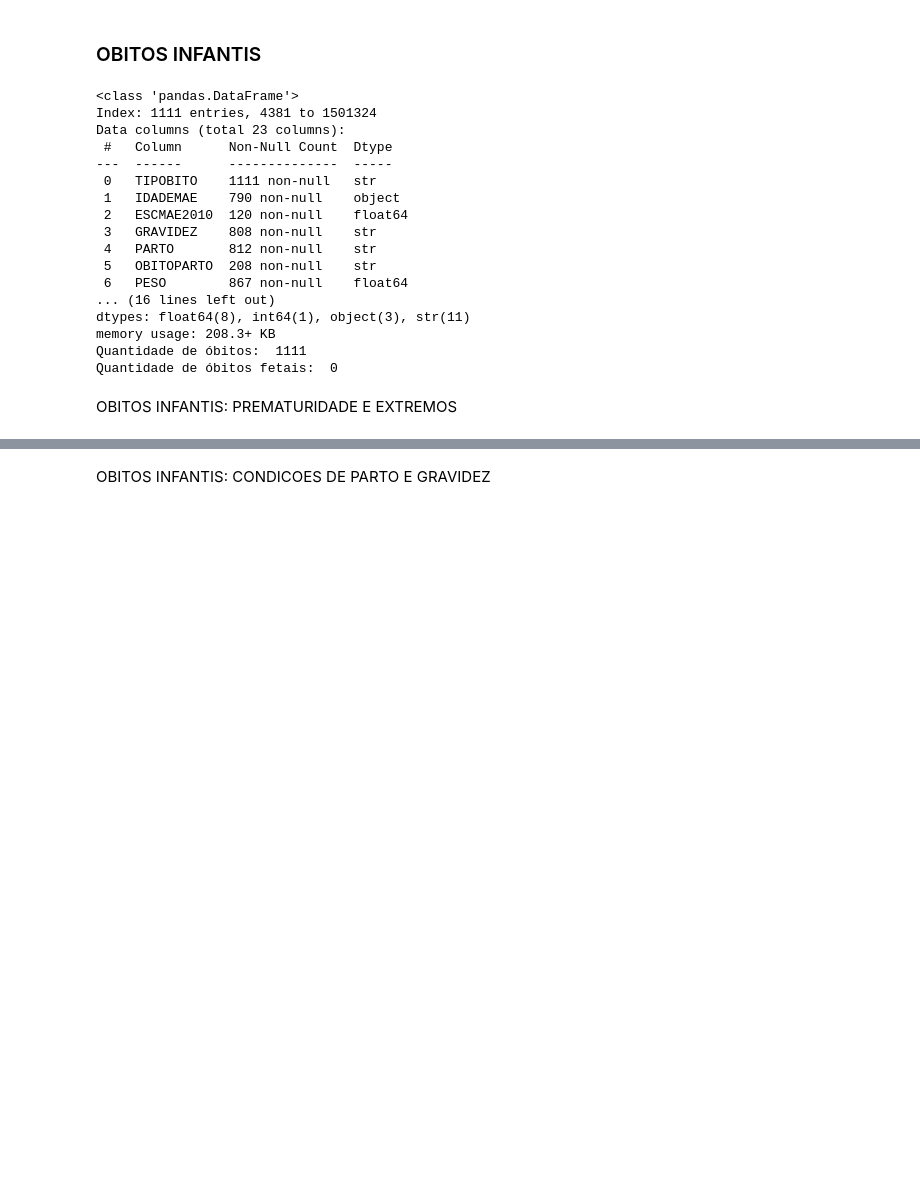
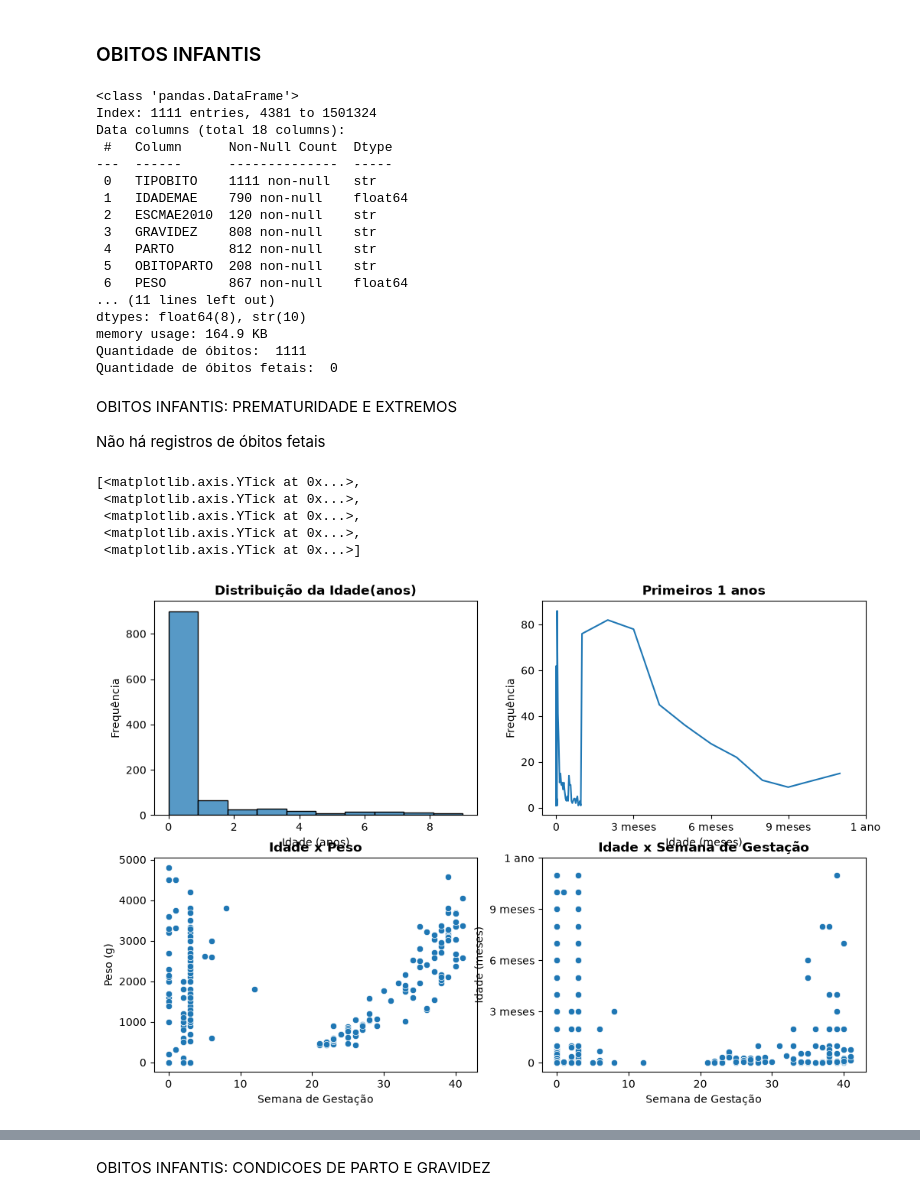
Before and after one commit to ManuelEtiene/PyAnalytics_revision, a Jupyter notebook: notebooks/Sprint_1_saude_materna_infantil/saude_materna_infantil.ipynb, the cells around one changed output, grey strips where cells are left out. Cells and saved outputs as stored; diff of their text form; code cells hidden in the pictures; blank space fills up the shorter version.

```diff
--- a/notebooks/Sprint_1_saude_materna_infantil/saude_materna_infantil.ipynb
+++ b/notebooks/Sprint_1_saude_materna_infantil/saude_materna_infantil.ipynb
@@ -157,28 +192,72 @@ if "PESO" in df.columns:
 # %% [markdown]
 ### OBITOS INFANTIS
 # %%
-df_infantil = df[df['IDADE_ANOS'] < 10]
+columns = ['TIPOBITO', 'IDADEMAE', 'ESCMAE2010', 'GRAVIDEZ', 'PARTO', 'OBITOPARTO','PESO','IDADE','OCUPMAE',
+           'LOCOCOR','ASSISTMED','GESTACAO','SEXO','CAUSABAS', 'SEMAGESTAC', 'TPMORTEOCO',
+    'MORTEPARTO', 'IDADE_ANOS'
+]
+
+df_infantil = df[df['IDADE_ANOS'] < 10][columns]
 df_infantil.info()
 print("Quantidade de óbitos: ", len(df_infantil))
 print("Quantidade de óbitos fetais: ", len(df[df['TIPOBITO'] == 1]))
 # %% [output]
 <class 'pandas.DataFrame'>
 Index: 1111 entries, 4381 to 1501324
-Data columns (total 23 columns):
+Data columns (total 18 columns):
  #   Column      Non-Null Count  Dtype
 ---  ------      --------------  -----
  0   TIPOBITO    1111 non-null   str
- 1   IDADEMAE    790 non-null    object
- 2   ESCMAE2010  120 non-null    float64
+ 1   IDADEMAE    790 non-null    float64
+ 2   ESCMAE2010  120 non-null    str
  3   GRAVIDEZ    808 non-null    str
  4   PARTO       812 non-null    str
  5   OBITOPARTO  208 non-null    str
  6   PESO        867 non-null    float64
-... (16 lines left out)
-dtypes: float64(8), int64(1), object(3), str(11)
-memory usage: 208.3+ KB
+... (11 lines left out)
+dtypes: float64(8), str(10)
+memory usage: 164.9 KB
 Quantidade de óbitos:  1111
 Quantidade de óbitos fetais:  0
 # %% [markdown]
 OBITOS INFANTIS: PREMATURIDADE E EXTREMOS
+
+Não há registros de óbitos fetais
+# %%
+# Análise das idades/meses
+
+fig = plt.figure(figsize=(12, 8))
+ax1 = fig.add_subplot(2,2,1)
+ax2 = fig.add_subplot(2,2,2)
+ax3 = fig.add_subplot(2,2,3)
+ax4 = fig.add_subplot(2,2,4)
+
+sns.histplot(data=df_infantil[df["IDADE_ANOS"] != 0]["IDADE_ANOS"], bins=10, ax=ax1)
+ax1.set_title("Distribuição da Idade(anos)", fontweight="bold")
+ax1.set_xlabel("Idade (anos)")
+ax1.set_ylabel("Frequência")
+
+sns.lineplot(data=df_infantil[df["IDADE_ANOS"] < 1]["IDADE_ANOS"].value_counts().sort_index(), ax=ax2)
+ax2.set_title("Primeiros 1 anos", fontweight="bold")
+ax2.set_xlabel("Idade (meses)")
+ax2.set_ylabel("Frequência")
+ax2.set_xticks(ticks=[0, 3/12, 6/12, 9/12, 12/12], labels=["0", "3 meses", "6 meses", "9 meses", "1 ano"])
+
+sns.scatterplot(data=df_infantil[df["IDADE_ANOS"] < 1], x="SEMAGESTAC", y="PESO", ax=ax3)
+ax3.set_title("Idade x Peso", fontweight="bold")
+ax3.set_xlabel("Semana de Gestação")
+ax3.set_ylabel("Peso (g)")
+
+sns.scatterplot(data=df_infantil[df["IDADE_ANOS"] < 1], x="SEMAGESTAC", y="IDADE_ANOS", ax=ax4)
+ax4.set_title("Idade x Semana de Gestação", fontweight="bold")
+ax4.set_xlabel("Semana de Gestação")
+ax4.set_ylabel("Idade (meses)")
+ax4.set_yticks(ticks=[0, 3/12, 6/12, 9/12, 12/12], labels=["0", "3 meses", "6 meses", "9 meses", "1 ano"])
+# %% [output]
+[<matplotlib.axis.YTick at 0x...>,
+ <matplotlib.axis.YTick at 0x...>,
+ <matplotlib.axis.YTick at 0x...>,
+ <matplotlib.axis.YTick at 0x...>,
+ <matplotlib.axis.YTick at 0x...>]
+[figure, added]
 # %%
```
Also changed, not shown: parts of 13 cells of this notebook.
